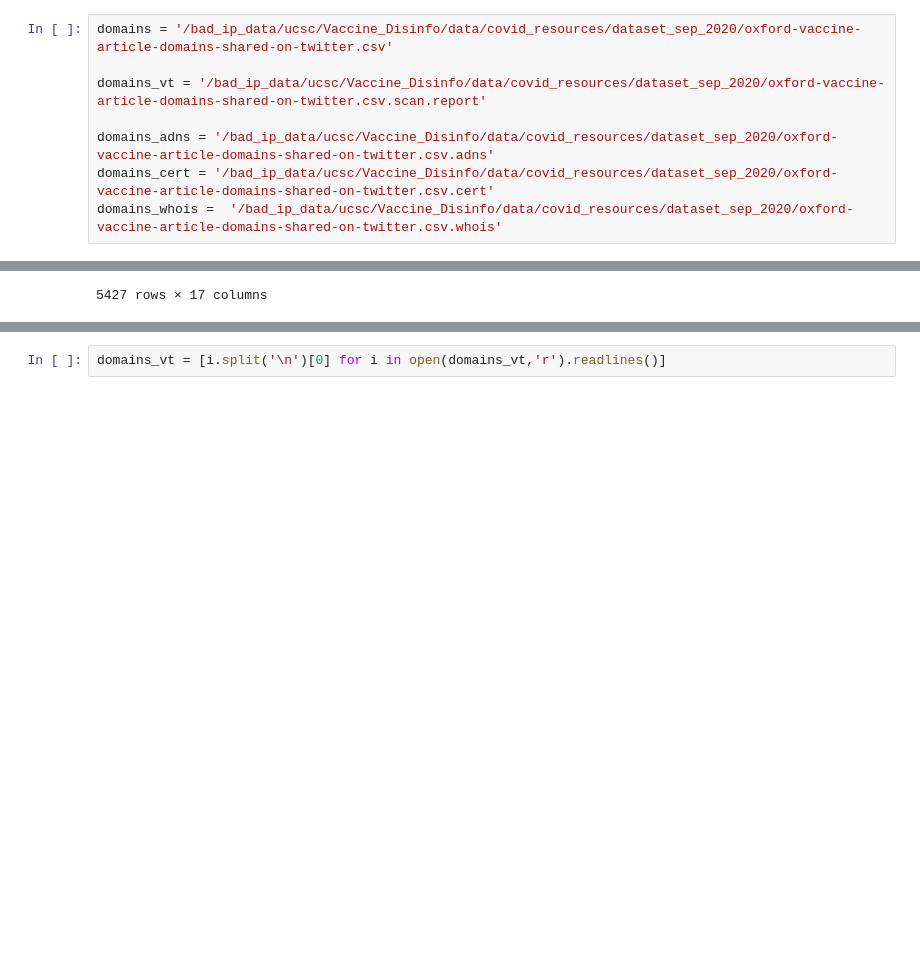
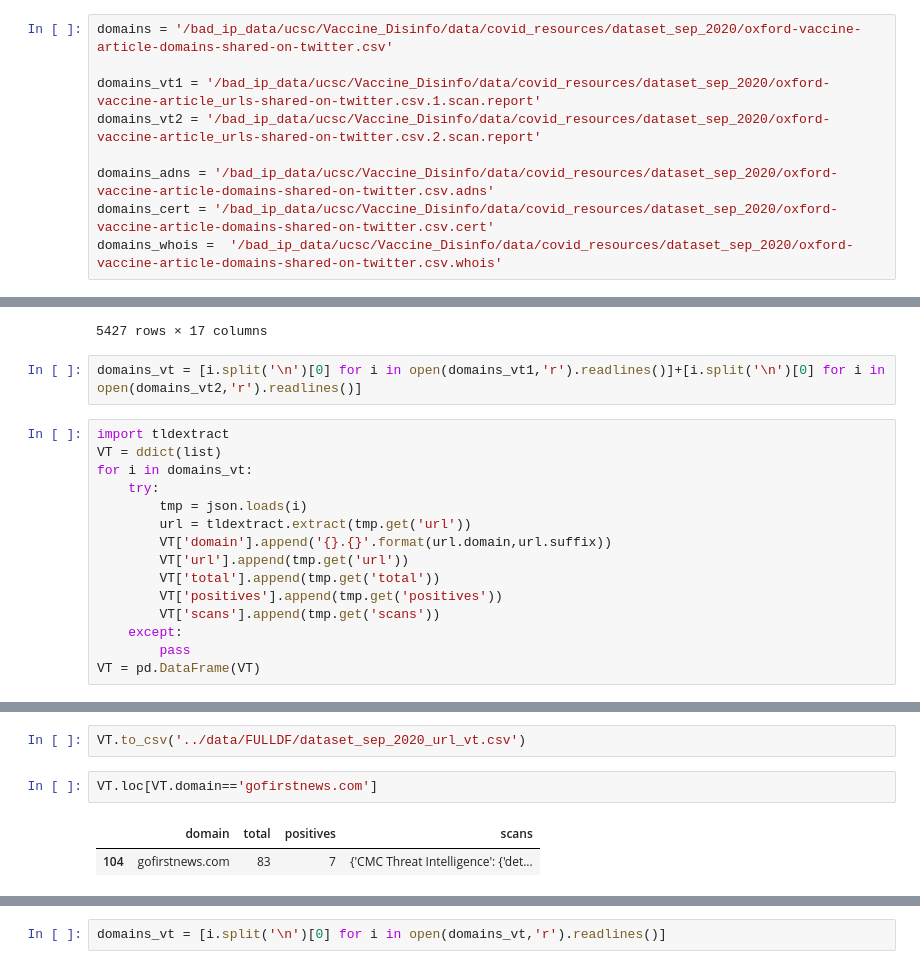
Before and after one commit to qcri/Vaccine_Disinfo, a Jupyter notebook: notebooks/dataset_sep_2020.ipynb, the cells around one changed output, grey strips where cells are left out. Drawn from its saved outputs; the diff is of its cells as text; blank space fills up the shorter version.

```diff
--- a/notebooks/dataset_sep_2020.ipynb
+++ b/notebooks/dataset_sep_2020.ipynb
@@ -14,7 +14,8 @@ oxford-vaccine-article_urls-shared-on-twitter.csv.2.scan.report
 # %%
 domains = '/bad_ip_data/ucsc/Vaccine_Disinfo/data/covid_resources/dataset_sep_2020/oxford-vaccine-article-domains-shared-on-twitter.csv'
 
-domains_vt = '/bad_ip_data/ucsc/Vaccine_Disinfo/data/covid_resources/dataset_sep_2020/oxford-vaccine-article-domains-shared-on-twitter.csv.scan.report'
+domains_vt1 = '/bad_ip_data/ucsc/Vaccine_Disinfo/data/covid_resources/dataset_sep_2020/oxford-vaccine-article_urls-shared-on-twitter.csv.1.scan.report'
+domains_vt2 = '/bad_ip_data/ucsc/Vaccine_Disinfo/data/covid_resources/dataset_sep_2020/oxford-vaccine-article_urls-shared-on-twitter.csv.2.scan.report'
 
 domains_adns = '/bad_ip_data/ucsc/Vaccine_Disinfo/data/covid_resources/dataset_sep_2020/oxford-vaccine-article-domains-shared-on-twitter.csv.adns'
 domains_cert = '/bad_ip_data/ucsc/Vaccine_Disinfo/data/covid_resources/dataset_sep_2020/oxford-vaccine-article-domains-shared-on-twitter.csv.cert'
@@ -336,3 +337,20 @@ DATAWHO
 | 5425 | lazetanoticias.com | None | None | None | None | None | None | ... |
 | 5426 | launica945.com | {1604191764} | {1524770956.0} | {Name.com, Inc.} | {2018-04-26T19:28:11Z} | {unsigned} | {clientTransferProhibited https:/... | ... |
 5427 rows × 17 columns
+# %%
+domains_vt = [i.split('\n')[0] for i in open(domains_vt1,'r').readlines()]+[i.split('\n')[0] for i in open(domains_vt2,'r').readlines()]
+# %%
+import tldextract
+VT = ddict(list)
+for i in domains_vt:
+    try:
+        tmp = json.loads(i)
+        url = tldextract.extract(tmp.get('url'))
+        VT['domain'].append('{}.{}'.format(url.domain,url.suffix))
+        VT['url'].append(tmp.get('url'))
+        VT['total'].append(tmp.get('total'))
+        VT['positives'].append(tmp.get('positives'))
+        VT['scans'].append(tmp.get('scans'))
+    except:
+        pass
+VT = pd.DataFrame(VT)
@@ -338,0 +373,7 @@ DATAWHO
+# %%
+VT.to_csv('../data/FULLDF/dataset_sep_2020_url_vt.csv')
+# %%
+VT.loc[VT.domain=='gofirstnews.com']
+# %% [output]
+|  | domain | total | positives | scans |
+| 104 | gofirstnews.com | 83 | 7 | {'CMC Threat Intelligence': {'det... |
```
Also changed, not shown: parts of 8 cells of this notebook, 3 other files.
